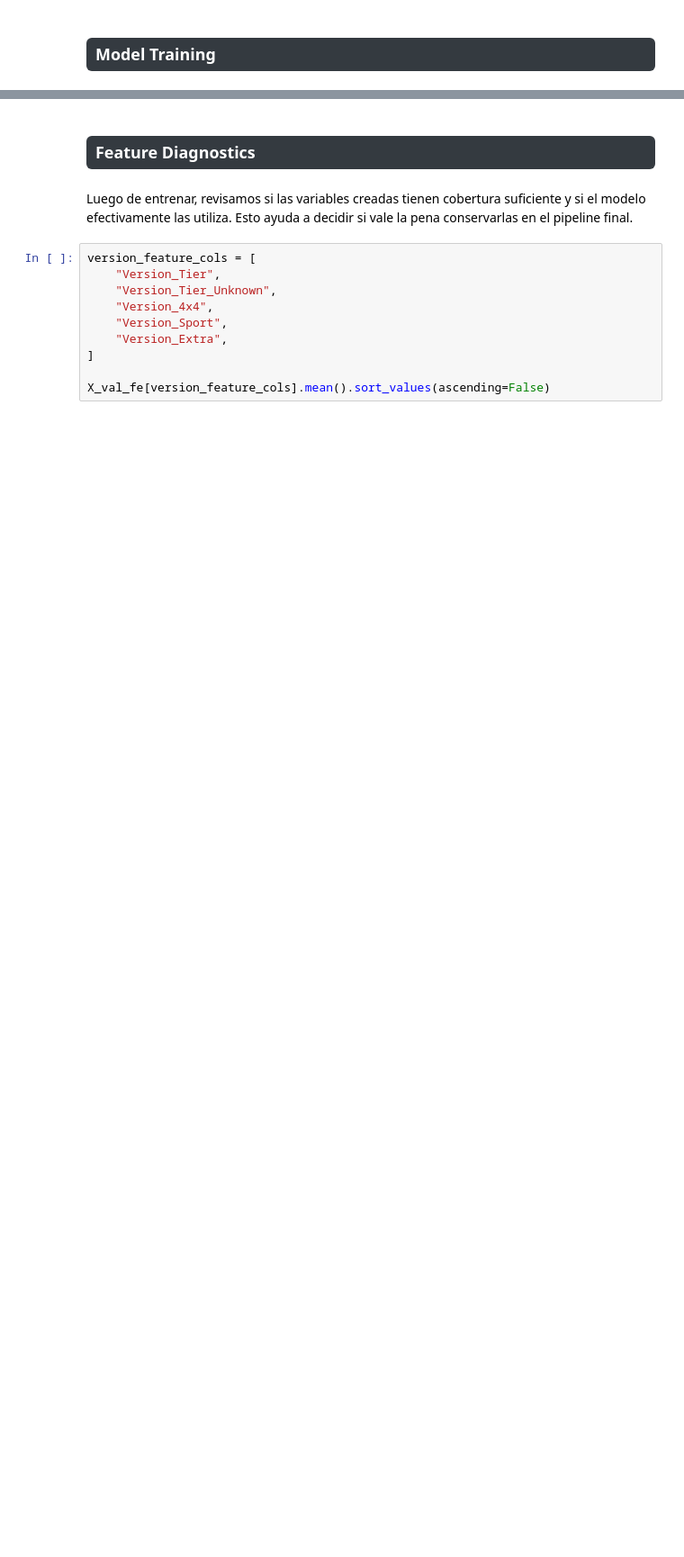
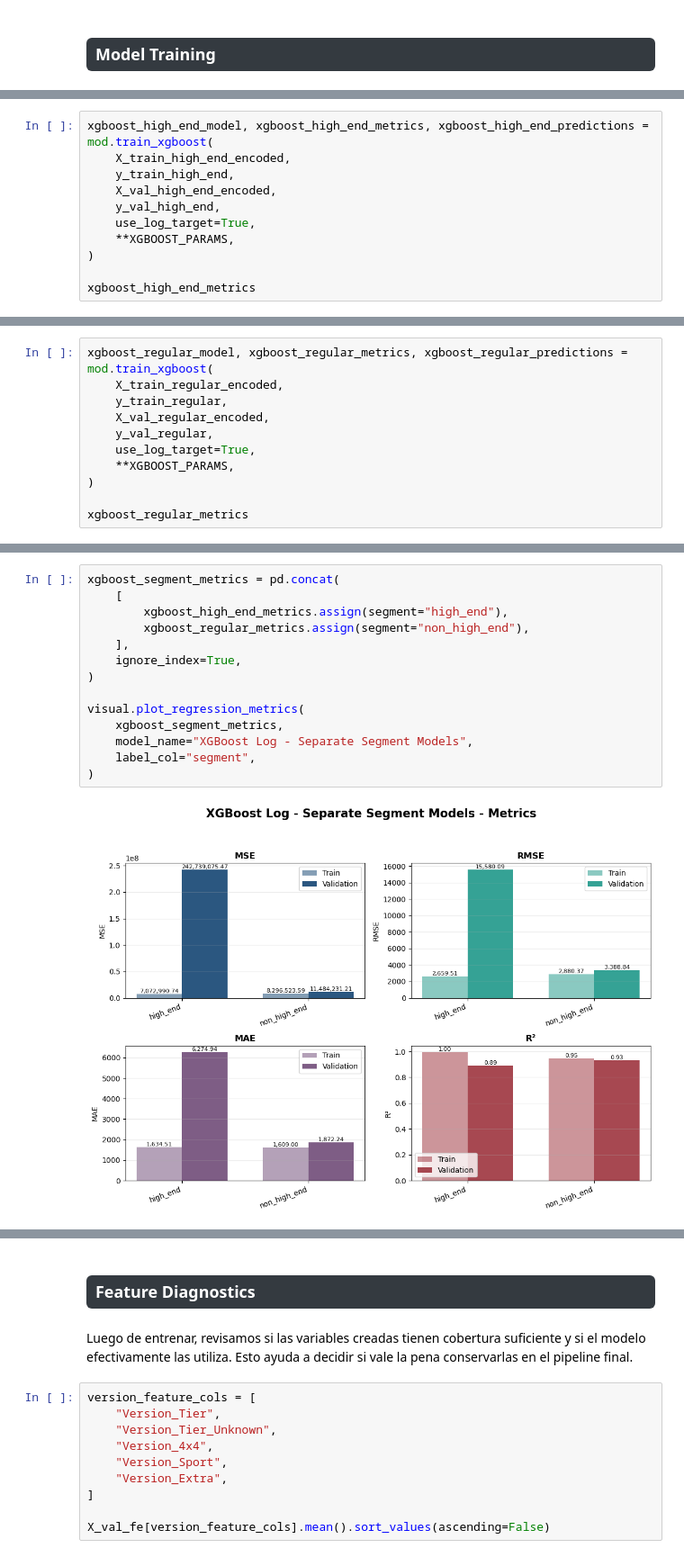
Before and after one commit to abrildiaco/TP_Final_ML, a Jupyter notebook: notebooks/just_trying.ipynb, the cells around one changed output, grey strips where cells are left out. Shown at 90% size. Drawn from its saved outputs; the diff is of its cells as text; blank space fills up the shorter version.

```diff
--- a/notebooks/just_trying.ipynb
+++ b/notebooks/just_trying.ipynb
@@ -301,0 +529,11 @@ visual.plot_regression_metrics(
+# %%
+xgboost_high_end_model, xgboost_high_end_metrics, xgboost_high_end_predictions = mod.train_xgboost(
+    X_train_high_end_encoded,
+    y_train_high_end,
+    X_val_high_end_encoded,
+    y_val_high_end,
+    use_log_target=True,
+    **XGBOOST_PARAMS,
+)
+
+xgboost_high_end_metrics
@@ -301,0 +547,11 @@ visual.plot_regression_metrics(
+# %%
+xgboost_regular_model, xgboost_regular_metrics, xgboost_regular_predictions = mod.train_xgboost(
+    X_train_regular_encoded,
+    y_train_regular,
+    X_val_regular_encoded,
+    y_val_regular,
+    use_log_target=True,
+    **XGBOOST_PARAMS,
+)
+
+xgboost_regular_metrics
@@ -301,0 +561,16 @@ visual.plot_regression_metrics(
+# %%
+xgboost_segment_metrics = pd.concat(
+    [
+        xgboost_high_end_metrics.assign(segment="high_end"),
+        xgboost_regular_metrics.assign(segment="non_high_end"),
+    ],
+    ignore_index=True,
+)
+
+visual.plot_regression_metrics(
+    xgboost_segment_metrics,
+    model_name="XGBoost Log - Separate Segment Models",
+    label_col="segment",
+)
+# %% [output]
+[figure, added]
```
Also changed, not shown: parts of 38 cells of this notebook, 5 other files.
